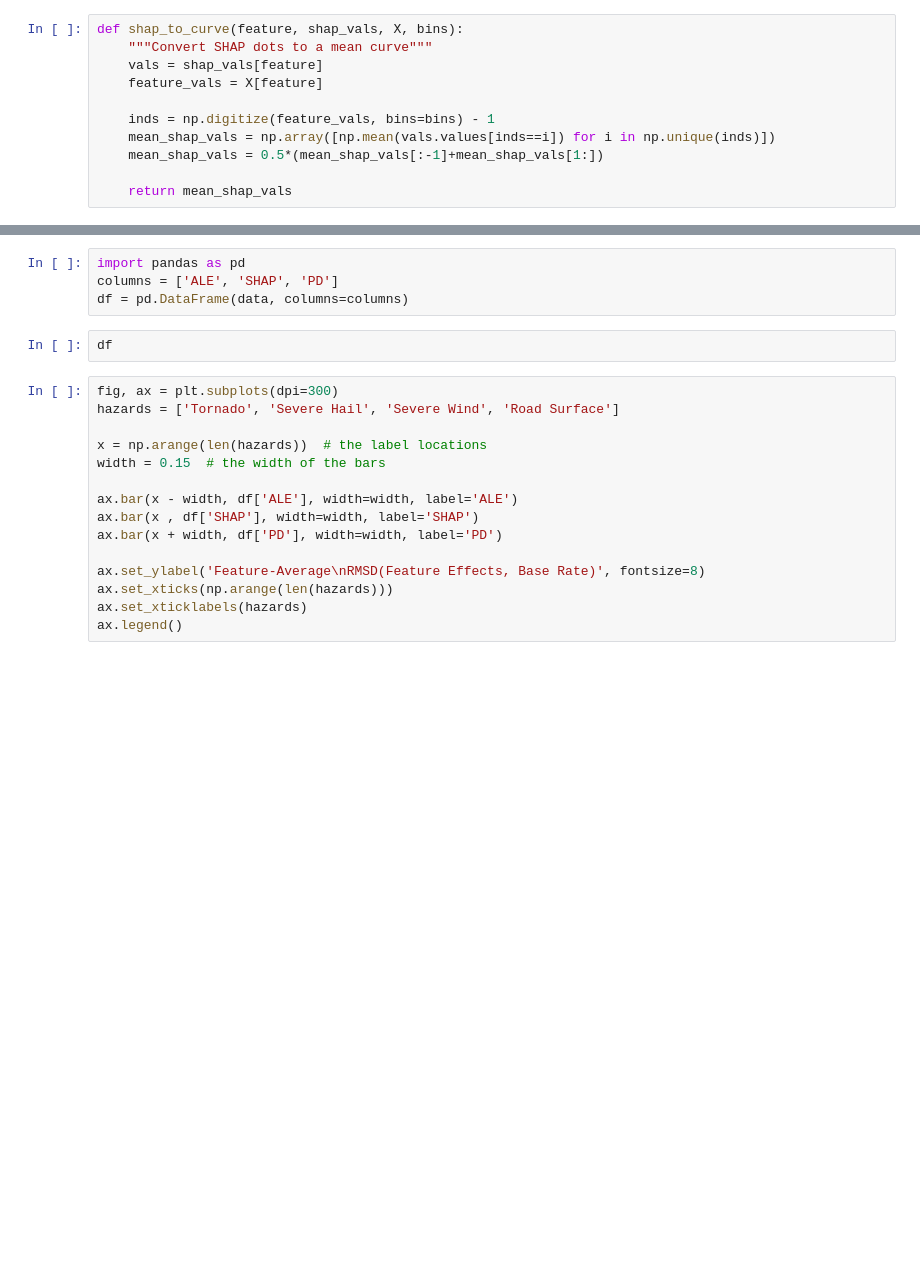
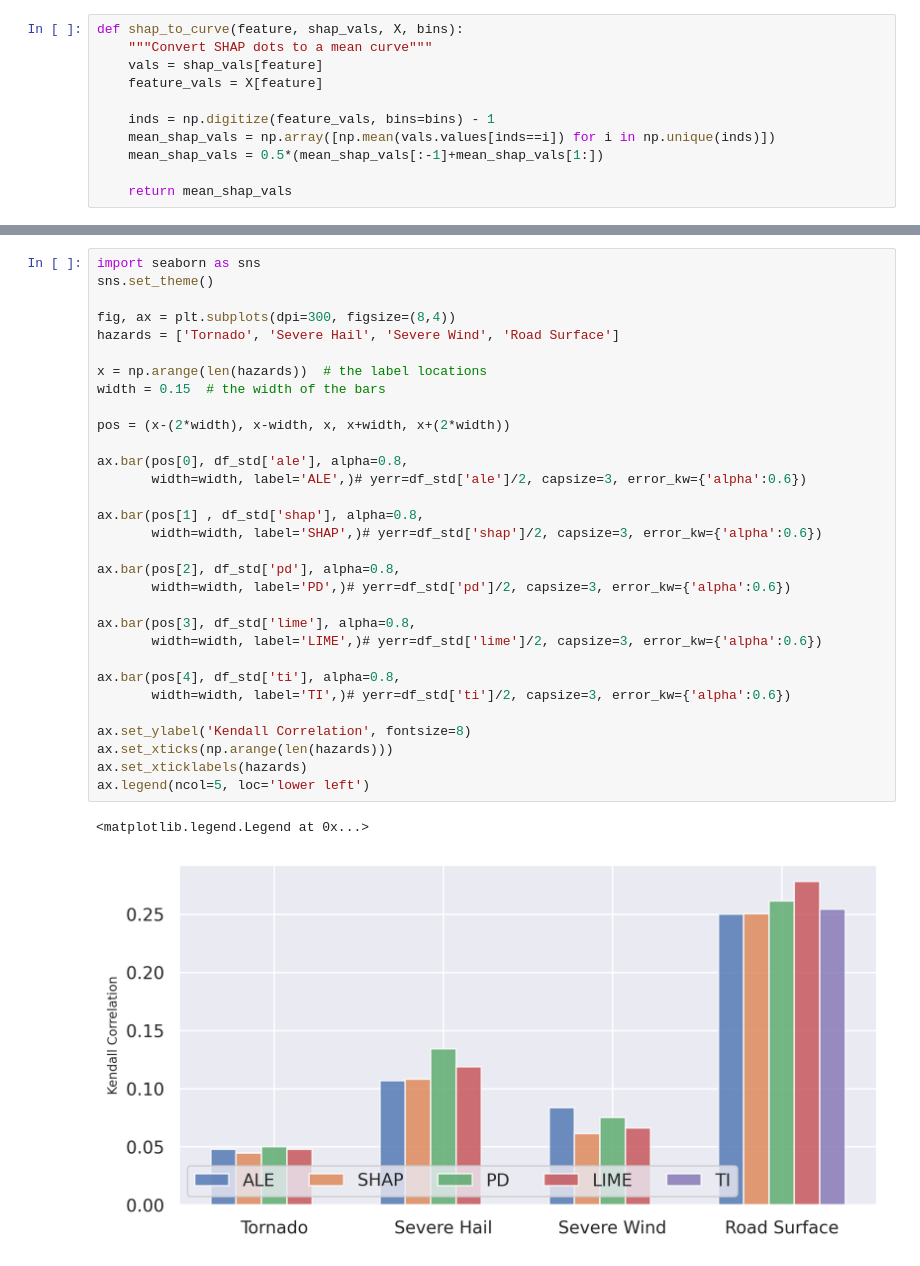
Before and after one commit to monte-flora/compare-explain-methods, a Jupyter notebook: src/paper_1_experiments/curve_similarity.ipynb, the cells around one changed output, grey strips where cells are left out. Saved outputs shown, nothing was run; the diff lists cells and outputs as text; blank space fills up the shorter version.

```diff
--- a/src/paper_1_experiments/curve_similarity.ipynb
+++ b/src/paper_1_experiments/curve_similarity.ipynb
@@ -219,21 +258,34 @@ ValueError: too many values to unpack (expected 5)
-# %%
-import pandas as pd
-columns = ['ALE', 'SHAP', 'PD']
-df = pd.DataFrame(data, columns=columns)
-# %%
-df
 # %%
-fig, ax = plt.subplots(dpi=300)
+import seaborn as sns
+sns.set_theme()
+
+fig, ax = plt.subplots(dpi=300, figsize=(8,4))
 hazards = ['Tornado', 'Severe Hail', 'Severe Wind', 'Road Surface']
 
 x = np.arange(len(hazards))  # the label locations
 width = 0.15  # the width of the bars
 
-ax.bar(x - width, df['ALE'], width=width, label='ALE')
-ax.bar(x , df['SHAP'], width=width, label='SHAP')
-ax.bar(x + width, df['PD'], width=width, label='PD')
+pos = (x-(2*width), x-width, x, x+width, x+(2*width))
 
-ax.set_ylabel('Feature-Average\nRMSD(Feature Effects, Base Rate)', fontsize=8)
+ax.bar(pos[0], df_std['ale'], alpha=0.8,
+       width=width, label='ALE',)# yerr=df_std['ale']/2, capsize=3, error_kw={'alpha':0.6})
+
+ax.bar(pos[1] , df_std['shap'], alpha=0.8,
+       width=width, label='SHAP',)# yerr=df_std['shap']/2, capsize=3, error_kw={'alpha':0.6})
+
+ax.bar(pos[2], df_std['pd'], alpha=0.8,
+       width=width, label='PD',)# yerr=df_std['pd']/2, capsize=3, error_kw={'alpha':0.6})
+
+ax.bar(pos[3], df_std['lime'], alpha=0.8,
+       width=width, label='LIME',)# yerr=df_std['lime']/2, capsize=3, error_kw={'alpha':0.6})
+
+ax.bar(pos[4], df_std['ti'], alpha=0.8,
+       width=width, label='TI',)# yerr=df_std['ti']/2, capsize=3, error_kw={'alpha':0.6})
+
+ax.set_ylabel('Kendall Correlation', fontsize=8)
 ax.set_xticks(np.arange(len(hazards)))
 ax.set_xticklabels(hazards)
-ax.legend()
+ax.legend(ncol=5, loc='lower left')
+# %% [output]
+<matplotlib.legend.Legend at 0x...>
+[figure, added]
```
Also changed, not shown: parts of 12 cells of this notebook, 18 other files.
